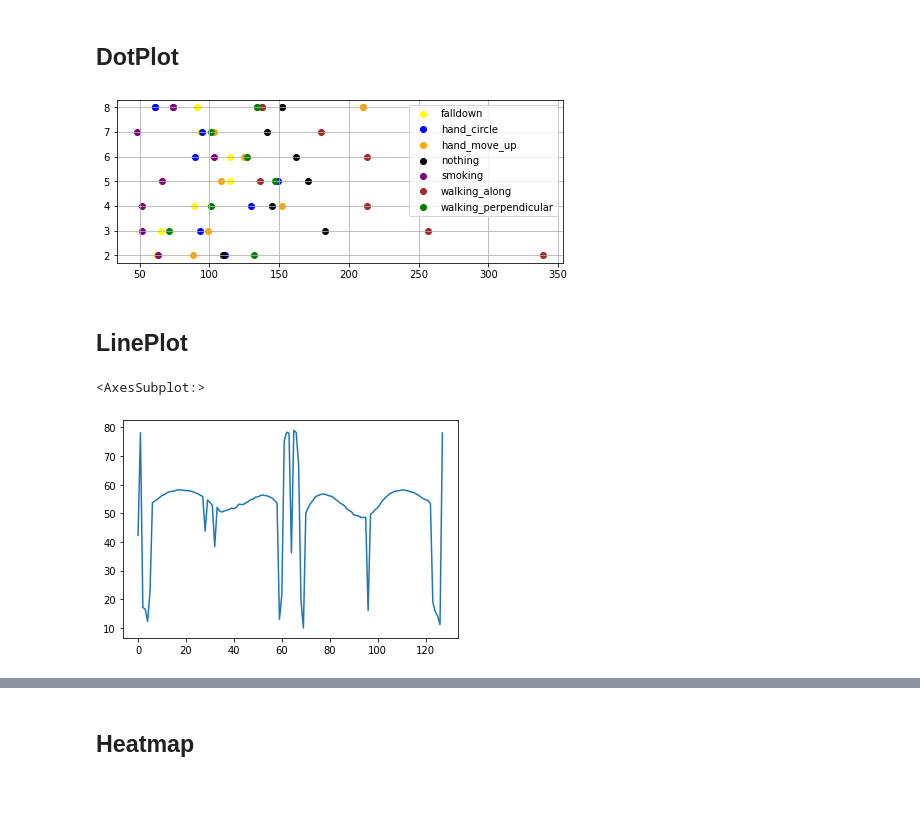
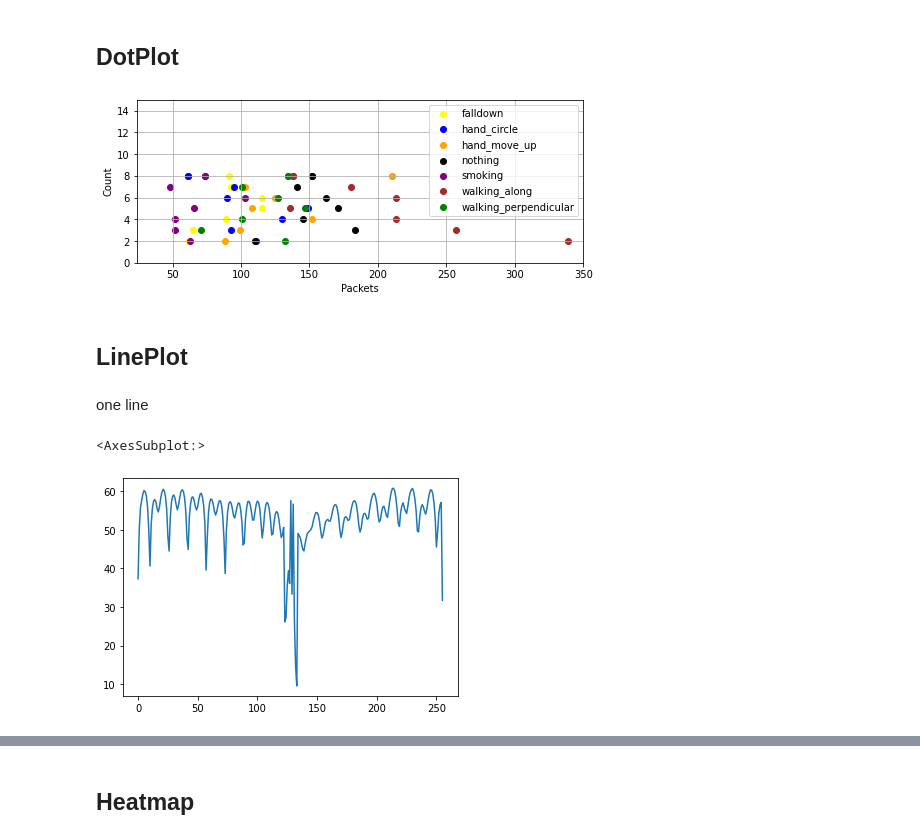
Before and after one commit to srk-practicum/2022-knu-wmi, a Jupyter notebook: plot.ipynb, the cells around one changed output, grey strips where cells are left out. Cells and saved outputs as stored; diff of their text form; code cells hidden in the pictures; blank space fills up the shorter version.

```diff
--- a/plot.ipynb
+++ b/plot.ipynb
@@ -8,29 +8,28 @@ import os
 # %%
 colors = ['yellow', 'blue', 'orange', 'black', 'purple', 'brown', 'green']
 csv_folders = os.listdir("csv_folders")
 plt.figure(figsize=(8, 3))
 for ind, folder in enumerate(csv_folders):
     files = os.listdir(f"csv_folders/{folder}")
     ctr = 1
     for file in files:
         length = len(pd.DataFrame(pd.read_csv(f"csv_folders/{folder}/{file}")))
         ctr += 1
         plt.scatter(length, ctr, color=colors[ind])
     plt.scatter(length, ctr, color=colors[ind],label=csv_folders[ind])
 plt.legend()
+plt.gca().set(xlim=(24, 350), ylim=(0, 15), xlabel='Packets', ylabel='Count')
 plt.grid()
 # %% [output]
-[figure, old version]
+[figure, new version]
 # %% [markdown]
 ## LinePlot
+# %% [markdown]
+one line
 # %%
-csi_matrix = pd.DataFrame(pd.read_csv("csv_folders/walking_along/output.csv"))
-csi_matrix.pop(csi_matrix.columns[0])
+csi_matrix = pd.DataFrame(pd.read_csv("csv_folders/falldown/output.csv"))
 packet = csi_matrix.iloc[3]
 packet.plot.line(legend=False)
-
-# for i in range(len(csi_matrix)):
-#     csi_matrix.iloc[i].plot.line()
 # %% [output]
 <AxesSubplot:>
-[figure, old version]
+[figure, new version]
```
Also changed, not shown: parts of 2 cells of this notebook, 50 other files.
